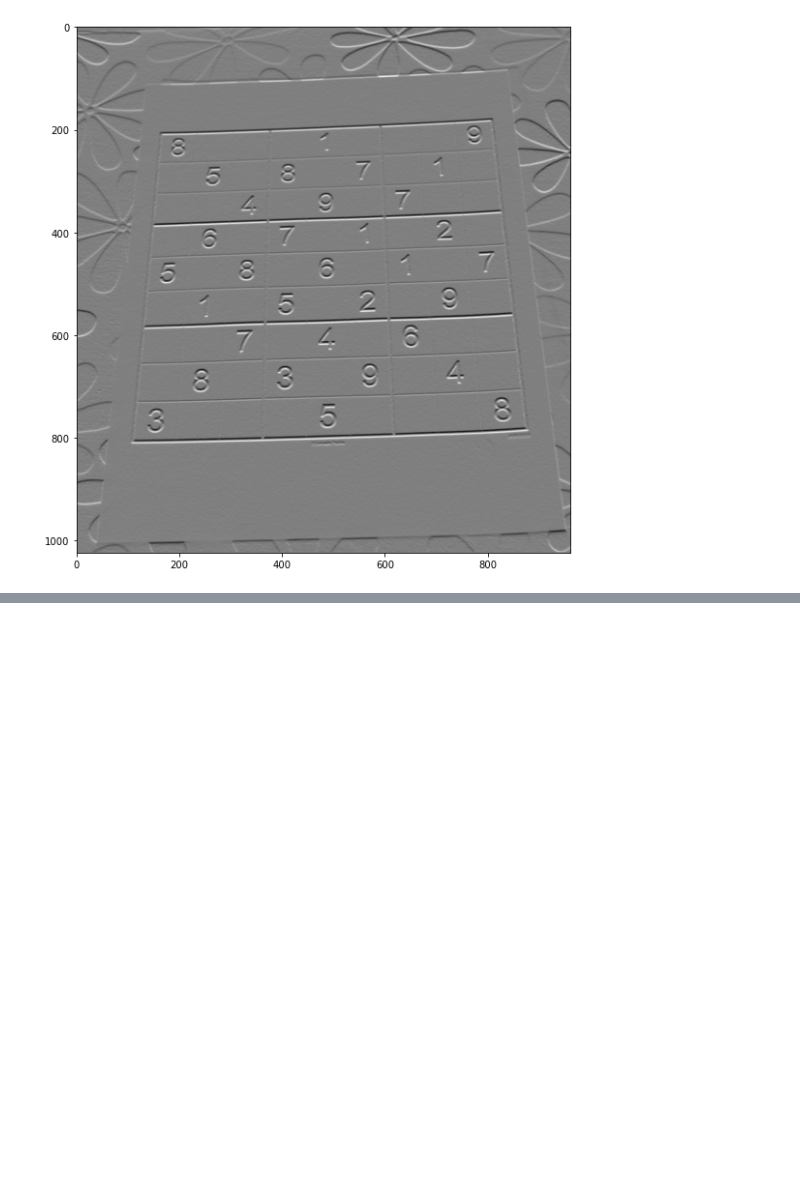
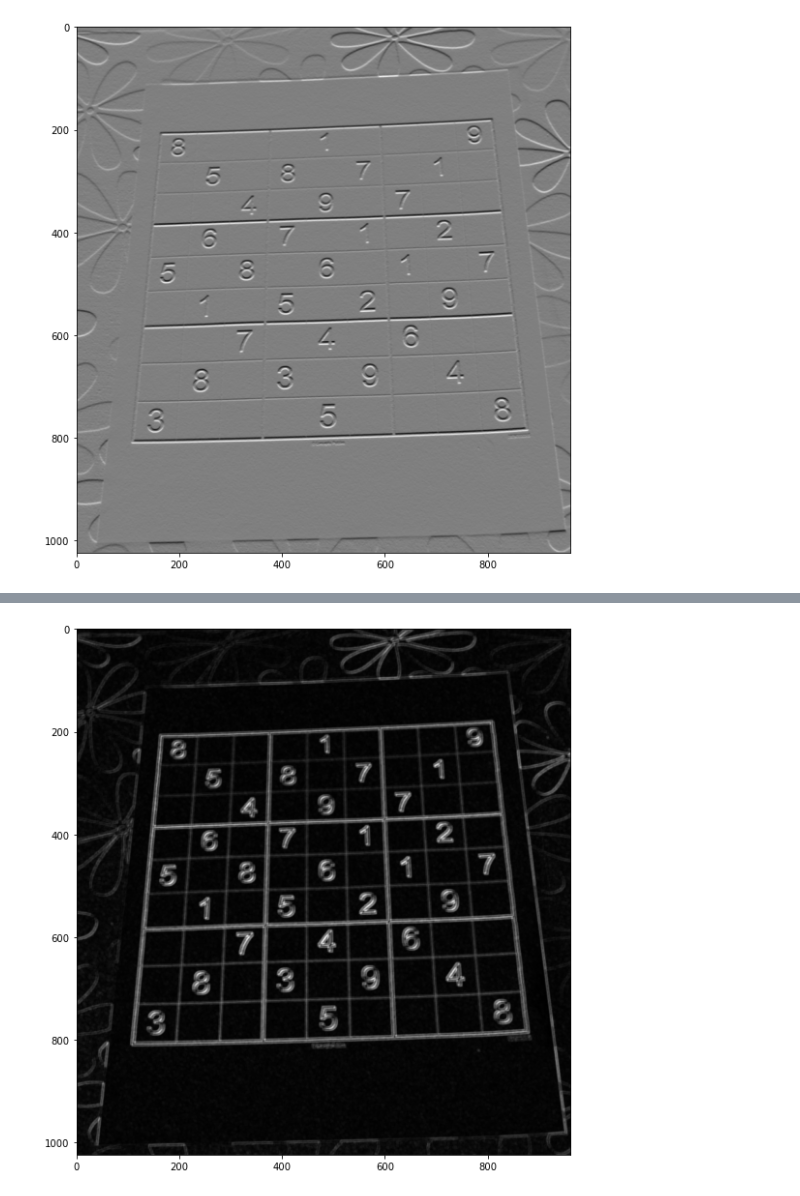
Before and after one commit to tarun-29/ComputerVision-DeepLearning, a Jupyter notebook: Image Processing/Gradients.ipynb, the cells around one changed output, grey strips where cells are left out. Drawn from its saved outputs; the diff is of its cells as text; code cells hidden in the pictures; blank space fills up the shorter version.

```diff
--- a/Image Processing/Gradients.ipynb
+++ b/Image Processing/Gradients.ipynb
@@ -27,0 +42,6 @@ laplacian = cv2.Laplacian(img, cv2.CV_64F)
+# %%
+kernel = np.ones((4,4),np.uint8)
+gradient = cv2.morphologyEx(blended, cv2.MORPH_GRADIENT, kernel)
+display_img(gradient)
+# %% [output]
+[figure, added]
```
Also changed, not shown: parts of 4 cells of this notebook, 1 other file.
